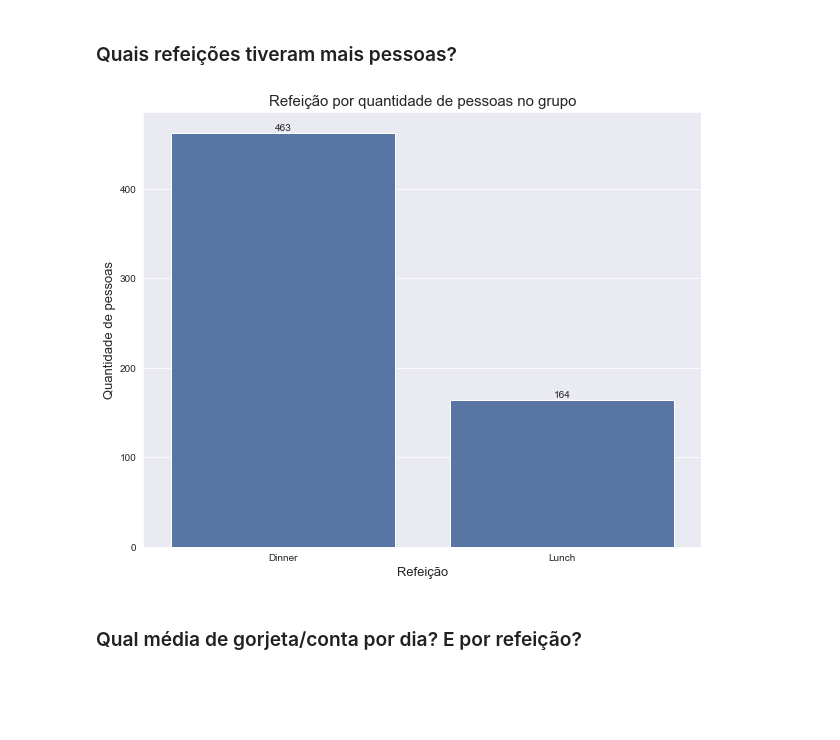
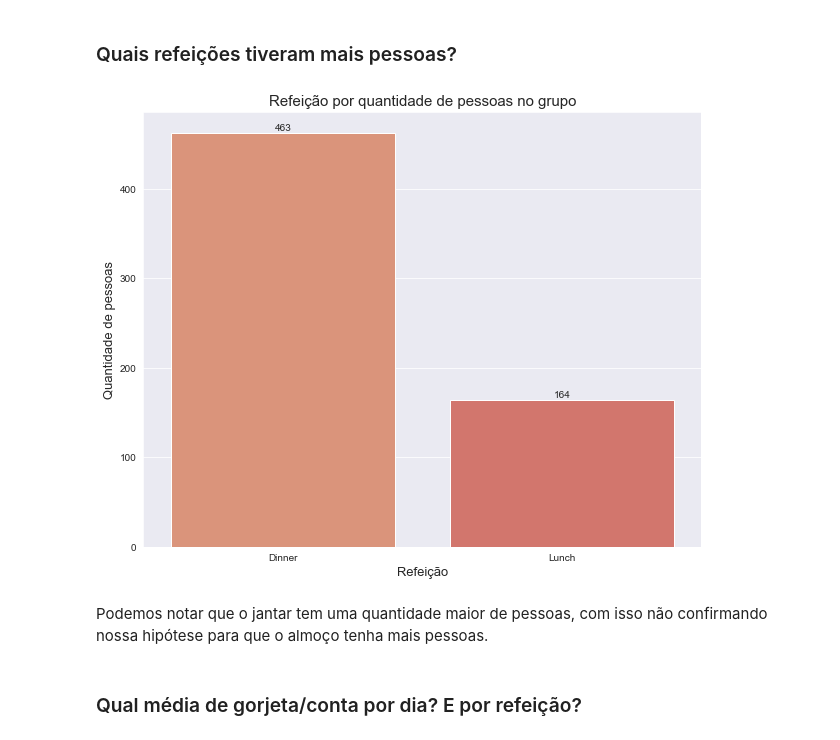
Before and after one commit to PedroJoas/avanti-bootcamp-cdd, a Jupyter notebook: notebooks/01-exploratory_data_analysis.ipynb, the cells around one changed output. Saved outputs shown, nothing was run; the diff lists cells and outputs as text; code cells hidden in the pictures; blank space fills up the shorter version.

```diff
--- a/notebooks/01-exploratory_data_analysis.ipynb
+++ b/notebooks/01-exploratory_data_analysis.ipynb
@@ -4,9 +4,10 @@
 import pandas as pd
 import matplotlib.pyplot as plt
 import seaborn as sns
-from scipy.stats import pearsonr, spearmanr
+from scipy.stats import pearsonr
 
 sns.set_style('darkgrid')
+sns.set_palette("flare")
 # %% [markdown]
 ## 1. Descrição dos dados
 # %%
@@ -152,18 +209,20 @@ plt.show()
 time_size = tips.groupby('time')['size'].sum().reset_index()
 # %%
 plt.figure(figsize=(10,8))
-ax = sns.barplot(data=time_size, x = 'time', y = 'size', color='#4c72b0')
+ax = sns.barplot(data=time_size, x = 'time', y = 'size')
 
 ax.bar_label(ax.containers[0])
 
 
 plt.title('Refeição por quantidade de pessoas no grupo', fontsize=15)
 plt.xlabel('Refeição', fontsize=13)
 plt.ylabel('Quantidade de pessoas', fontsize=13)
 
 plt.show()
 # %% [output]
-[figure, old version]
+[figure, new version]
+# %% [markdown]
+Podemos notar que o jantar tem uma quantidade maior de pessoas, com isso não confirmando nossa hipótese para que o almoço tenha mais pessoas.
 # %% [markdown]
 ### Qual média de gorjeta/conta por dia? E por refeição?
 # %%
```
Also changed, not shown: parts of 27 cells of this notebook.
